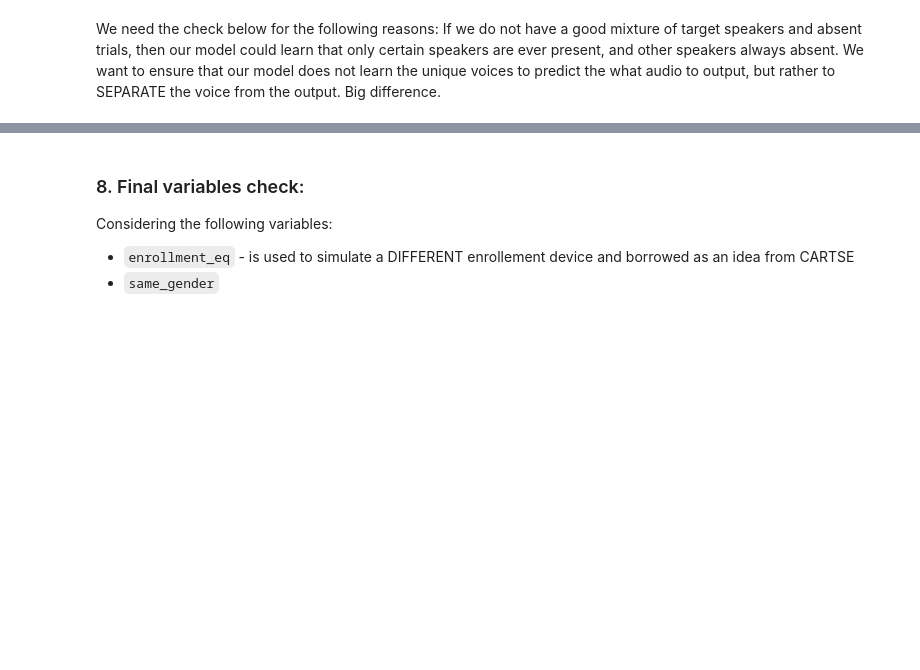
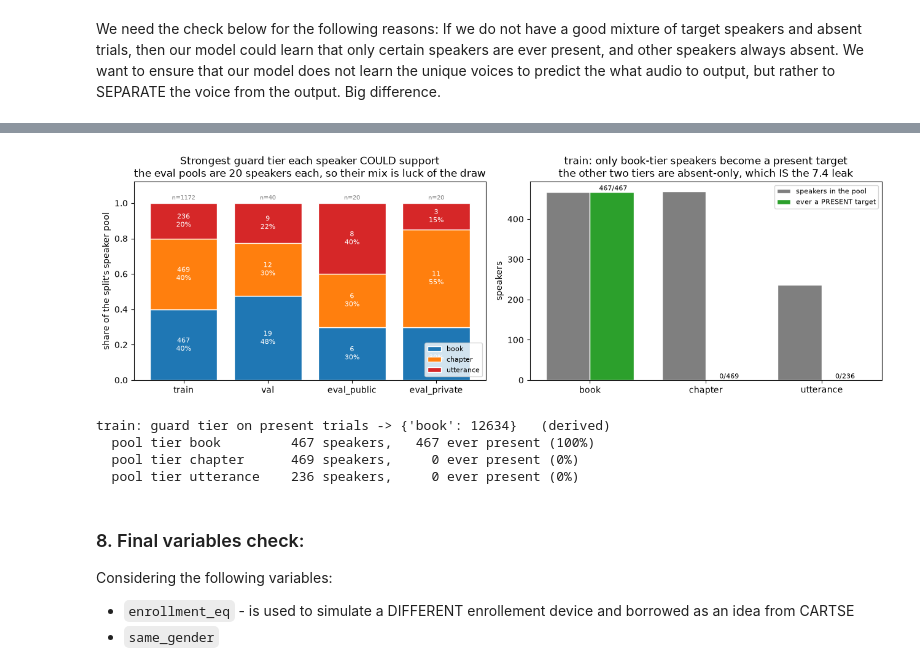
Before and after one commit to grantxxcoder/TargetSpeakerExtractor, a Jupyter notebook: src/exploratory/data_setup.ipynb, the cells around one changed output, grey strips where cells are left out. Saved outputs shown, nothing was run; the diff lists cells and outputs as text; code cells hidden in the pictures; blank space fills up the shorter version.

```diff
--- a/src/exploratory/data_setup.ipynb
+++ b/src/exploratory/data_setup.ipynb
@@ -1101,3 +1300,73 @@ Cheapest fix, and the one recommended in `decisions-pending.md` B9: **draw the t
+# %%
+# Which guard tier each speaker COULD support, per split pool, against which
+# speakers actually appear as a present target today.
+fig, (ax1, ax2) = plt.subplots(1, 2, figsize=(13, 4.2))
+
+pools, labels = [], []
+for name in ["train", "val", "eval_public", "eval_private"]:
+    f = ROOT / "data/index" / f"utterances_{name}.csv"
+    if not f.exists():
+        continue
+    u = pd.read_csv(f, dtype={"speaker": str, "chapter": str})
+    pools.append(strongest_tier_available(u))
+    labels.append(name)
+
+bottom = np.zeros(len(pools))
+for tier in TIERS:
+    share = np.array([(p == tier).mean() for p in pools])
+    ax1.bar(labels, share, bottom=bottom, color=TIER_COLOUR[tier],
+            edgecolor="white", label=tier)
+    for x, (sh, b, p) in enumerate(zip(share, bottom, pools)):
+        if sh > 0.05:
+            ax1.text(x, b + sh / 2, f"{(p == tier).sum()}\n{sh:.0%}", ha="center",
+                     va="center", color="white", fontsize=8)
+    bottom += share
+for x, p in enumerate(pools):
+    ax1.text(x, 1.02, f"n={len(p)}", ha="center", fontsize=7, color="grey")
+ax1.set_ylim(0, 1.12)
+ax1.set_ylabel("share of the split's speaker pool")
+ax1.set_title("Strongest guard tier each speaker COULD support\n"
+              "the eval pools are 20 speakers each, so their mix is luck of the draw")
+ax1.legend(fontsize=8, loc="lower right")
+
+tier_avail = strongest_tier_available(D.utts)
+ever_present_now = set(D.df.loc[D.df["target_absent"] == 0, "target_speaker"])
+used = pd.Series({s: (s in ever_present_now) for s in tier_avail.index})
+xs = np.arange(len(TIERS))
+w = 0.38
+ax2.bar(xs - w/2, [(tier_avail == t).sum() for t in TIERS], w,
+        color="tab:grey", edgecolor="white", label="speakers in the pool")
+ax2.bar(xs + w/2, [((tier_avail == t) & used).sum() for t in TIERS], w,
+        color="tab:green", edgecolor="white", label="ever a PRESENT target")
+for x, t in zip(xs, TIERS):
+    n_pool = int((tier_avail == t).sum())
+    n_used = int(((tier_avail == t) & used).sum())
+    ax2.text(x + w/2, n_used, f" {n_used}/{n_pool}", ha="center", va="bottom",
+             fontsize=8)
+ax2.set_xticks(xs)
+ax2.set_xticklabels(TIERS)
+ax2.set_ylabel("speakers")
+ax2.set_title(f"{D.split}: only book-tier speakers become a present target\n"
+              "the other two tiers are absent-only, which IS the 7.4 leak")
+ax2.legend(fontsize=8)
+
+plt.tight_layout()
+plt.show()
+
+guard = D.df.loc[D.df["target_absent"] == 0, "enrollment_guard"]
+print(f"{D.split}: guard tier on present trials -> {guard.value_counts().to_dict()}"
+      f"   ({'derived' if D.df['enrollment_guard_derived'].all() else 'from the manifest'})")
+for t in TIERS:
+    n_pool = int((tier_avail == t).sum())
+    n_used = int(((tier_avail == t) & used).sum())
+    pct = f"{n_used / n_pool:.0%}" if n_pool else "n/a"
+    print(f"  pool tier {t:10} {n_pool:5} speakers, {n_used:5} ever present ({pct})")
+# %% [output]
+[figure, added]
+train: guard tier on present trials -> {'book': 12634}   (derived)
+  pool tier book         467 speakers,   467 ever present (100%)
+  pool tier chapter      469 speakers,     0 ever present (0%)
+  pool tier utterance    236 speakers,     0 ever present (0%)
 # %% [markdown]
 ### 8. Final variables check:
 Considering the following variables:
```
Also changed, not shown: parts of 28 cells of this notebook, 2 other files.
